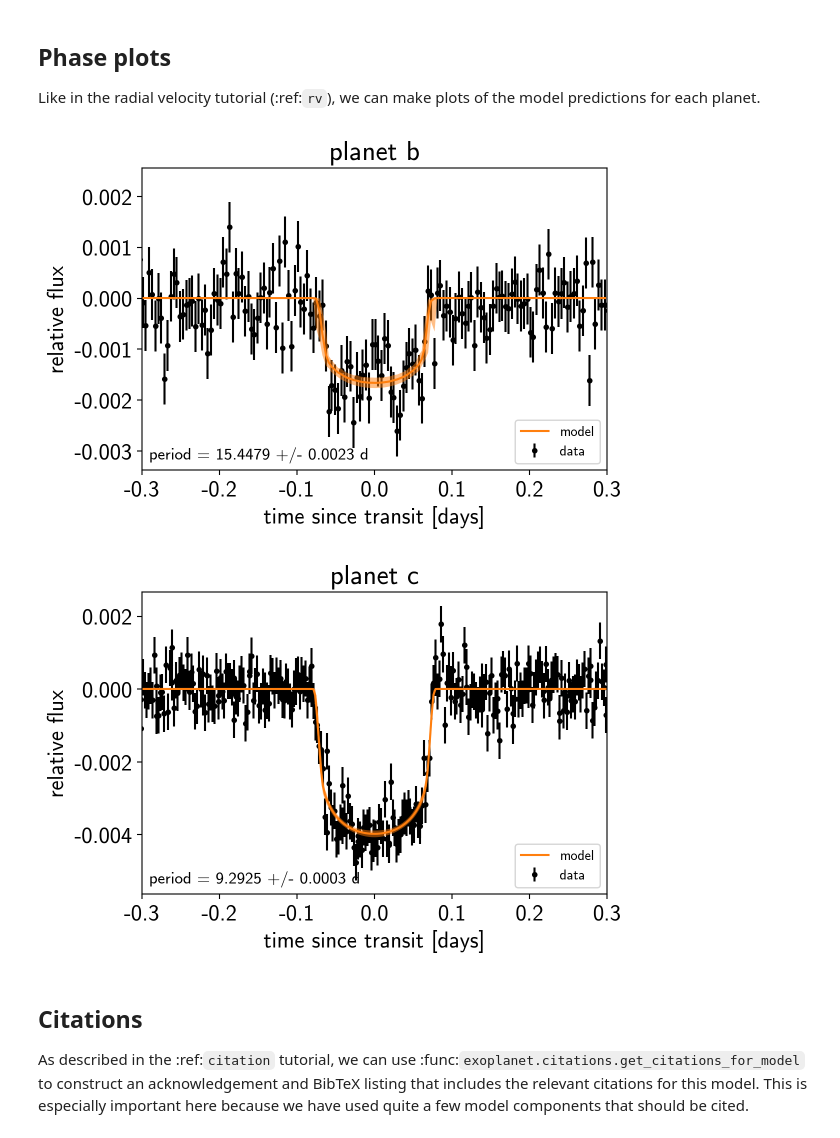
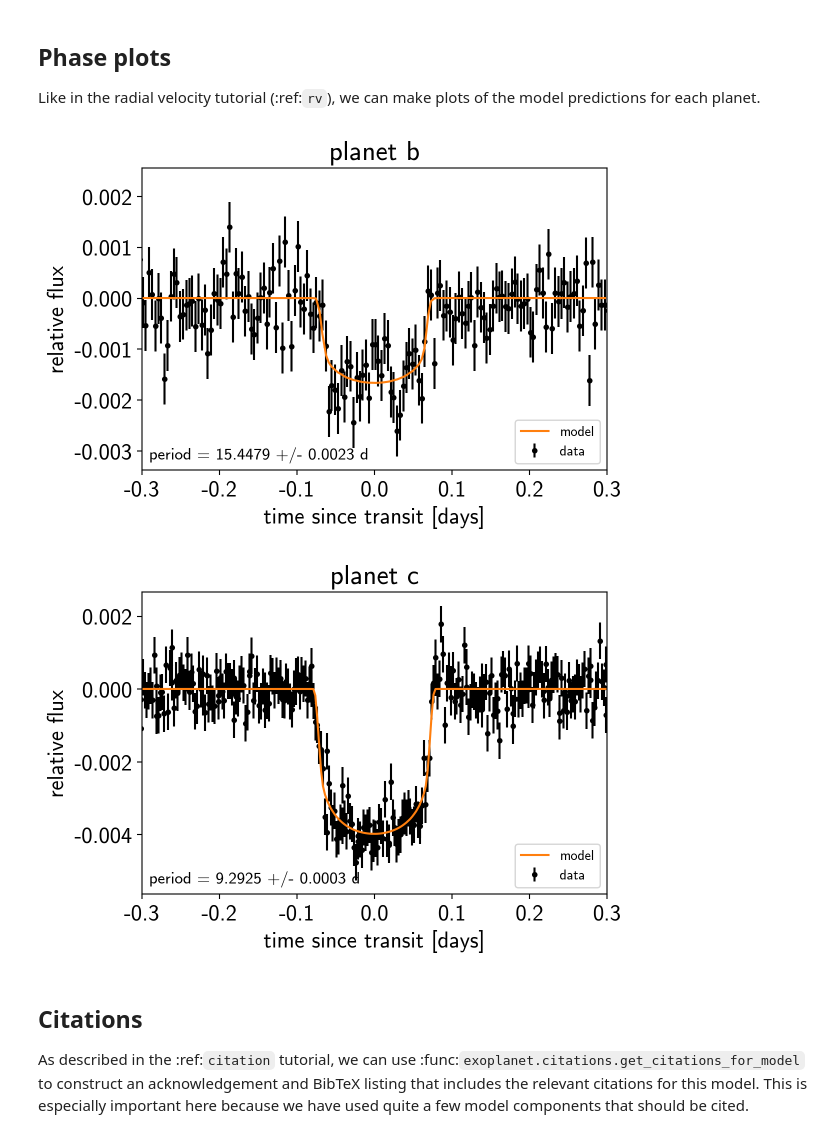
Before and after one commit to exoplanet-dev/case-studies, a Jupyter notebook: _static/notebooks/transit.ipynb, the cells around one changed output. Saved outputs shown, nothing was run; the diff lists cells and outputs as text; code cells hidden in the pictures.

```diff
--- a/_static/notebooks/transit.ipynb
+++ b/_static/notebooks/transit.ipynb
@@ -178,39 +178,36 @@ for n, letter in enumerate("bc"):
 
     # Compute the median of posterior estimate of the contribution from
     # the other planet. Then we can remove this from the data to plot
     # just the planet we care about.
     other = np.median(trace["light_curves"][:, :, (n + 1) % 2], axis=0)
 
     # Plot the folded data
     x_fold = (t - t0 + 0.5*p) % p - 0.5*p
     plt.errorbar(x_fold, y - other, yerr=yerr, fmt=".k", label="data",
                  zorder=-1000)
 
     # Plot the folded model
     inds = np.argsort(x_fold)
     inds = inds[np.abs(x_fold)[inds] < 0.3]
     pred = trace["light_curves"][:, inds, n] + trace["mean"][:, None]
-    pred = np.percentile(pred, [16, 50, 84], axis=0)
-    plt.plot(x_fold[inds], pred[1], color="C1", label="model")
-    art = plt.fill_between(x_fold[inds], pred[0], pred[2], color="C1", alpha=0.5,
-                           zorder=1000)
-    art.set_edgecolor("none")
+    pred = np.median(pred, axis=0)
+    plt.plot(x_fold[inds], pred, color="C1", label="model")
 
     # Annotate the plot with the planet's period
     txt = "period = {0:.4f} +/- {1:.4f} d".format(
         np.mean(trace["period"][:, n]), np.std(trace["period"][:, n]))
     plt.annotate(txt, (0, 0), xycoords="axes fraction",
                  xytext=(5, 5), textcoords="offset points",
                  ha="left", va="bottom", fontsize=12)
 
     plt.legend(fontsize=10, loc=4)
     plt.xlim(-0.5*p, 0.5*p)
     plt.xlabel("time since transit [days]")
     plt.ylabel("relative flux")
     plt.title("planet {0}".format(letter));
     plt.xlim(-0.3, 0.3)
 # %% [output]
-[figure, old version]
+[figure, new version]
 [figure]
 # %% [markdown]
 ## Citations
```
Also changed, not shown: parts of 5 cells of this notebook, 8 other files.
